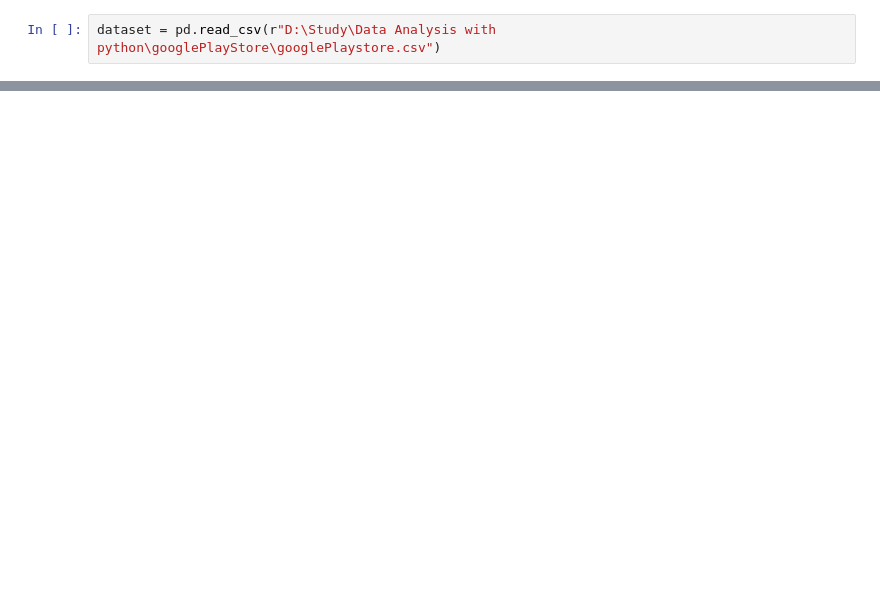
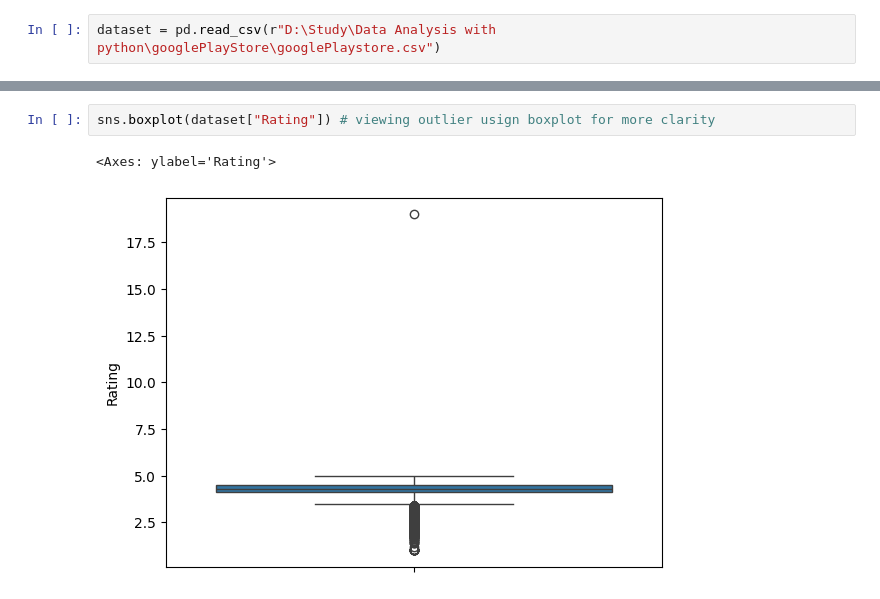
Before and after one commit to zawarom/Data-Analysis-Projects, a Jupyter notebook: googlePlayStore/googlePlayStore.ipynb, the cells around one changed output, grey strips where cells are left out. Drawn from its saved outputs; the diff is of its cells as text; blank space fills up the shorter version.

```diff
--- a/googlePlayStore/googlePlayStore.ipynb
+++ b/googlePlayStore/googlePlayStore.ipynb
@@ -207,0 +215,5 @@ dtype: int64
+# %%
+sns.boxplot(dataset["Rating"]) # viewing outlier usign boxplot for more clarity
+# %% [output]
+<Axes: ylabel='Rating'>
+[figure, added]
```
Also changed, not shown: parts of 98 cells of this notebook.
